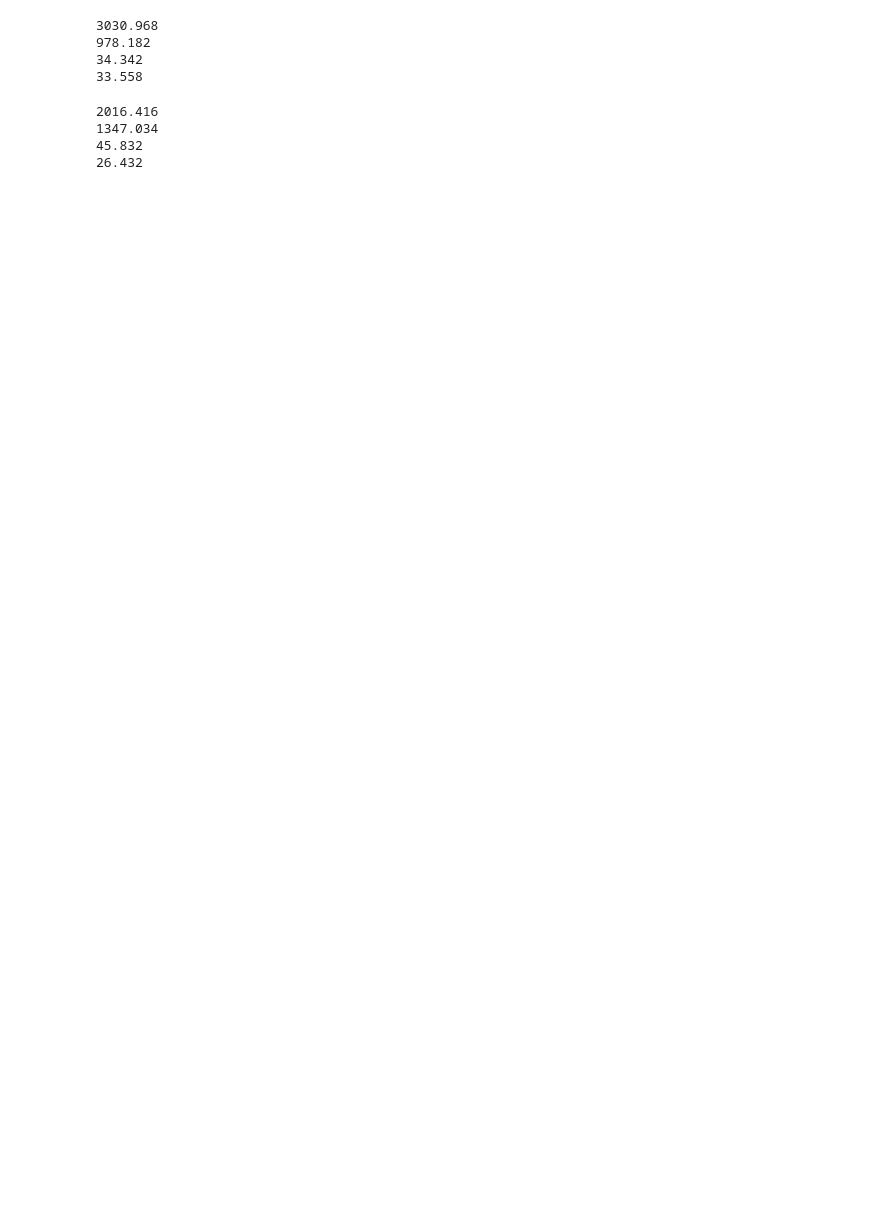
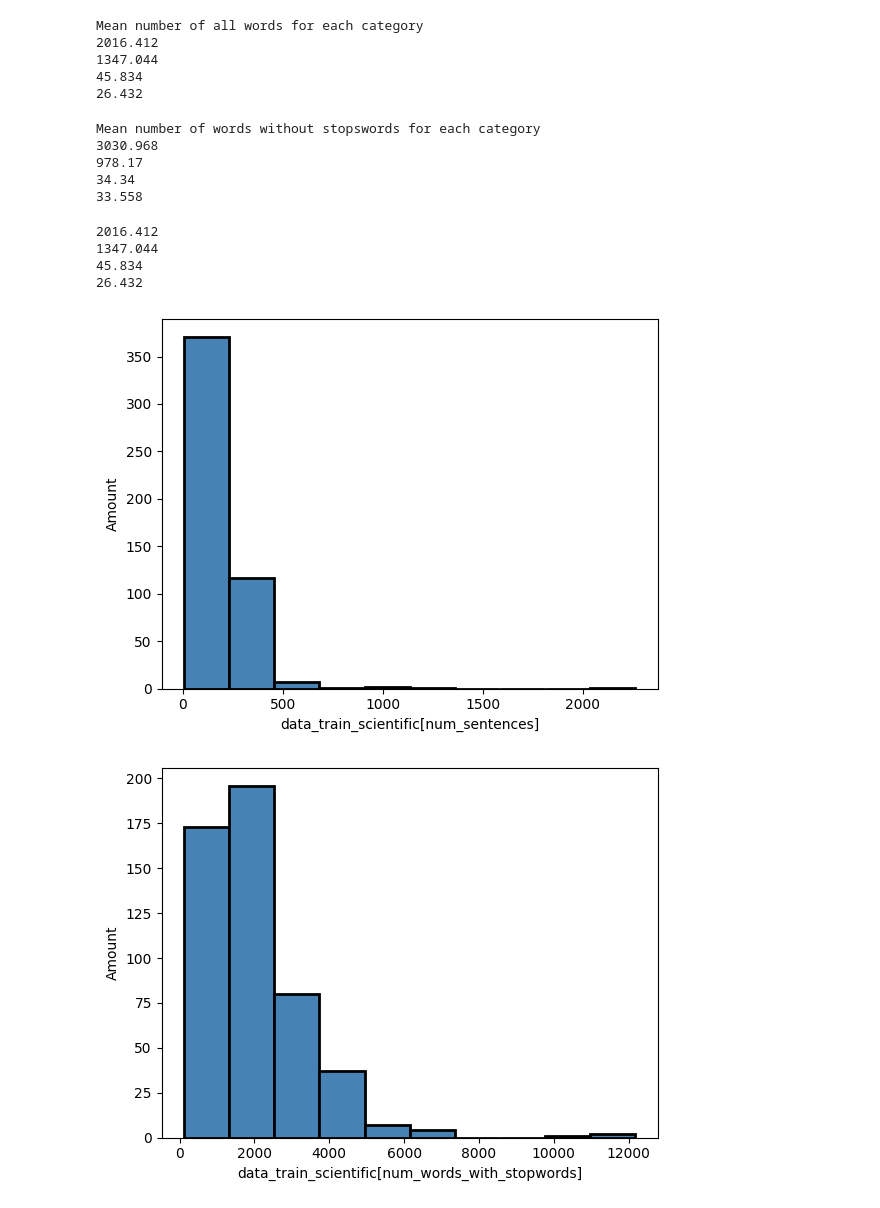
Before and after one commit to NICFRU/Projektrealisierung, a Jupyter notebook: notebooks/classification/visualizations.ipynb, the cells around one changed output. Saved outputs shown, nothing was run; the diff lists cells and outputs as text; code cells hidden in the pictures; blank space fills up the shorter version.

Commit message:
Added statistical analysis + visualizations

```diff
--- a/notebooks/classification/visualizations.ipynb
+++ b/notebooks/classification/visualizations.ipynb
@@ -17,3 +17,2 @@ from tensorflow.keras import layers
 # %%
-data_train = pd.read_csv("../../data/data_train_with_features.csv").drop(["Unnamed: 0"], axis=1)
-data_test = pd.read_csv("../../data/data_test_with_features.csv").drop(["Unnamed: 0"], axis=1)
+data_train = pd.read_csv("../../data/data_with_features/data_train_with_features.csv").drop(["Unnamed: 0"], axis=1)
@@ -35,23 +38,57 @@ print(data_train_news["num_sentences"].mean())
 # %%
-print(data_train_scientific["num_words"].mean())
-print(data_train_story["num_words"].mean())
-print(data_train_reviews["num_words"].mean())
-print(data_train_news["num_words"].mean())
+print("Mean number of all words for each category")
+
+print(data_train_scientific["num_words_with_stopwords"].mean())
+print(data_train_story["num_words_with_stopwords"].mean())
+print(data_train_reviews["num_words_with_stopwords"].mean())
+print(data_train_news["num_words_with_stopwords"].mean())
 # %% [output]
-3030.968
-978.182
-34.342
-33.558
+Mean number of all words for each category
+2016.412
+1347.044
+45.834
+26.432
+# %%
+print("Mean number of words without stopswords for each category")
+
+print(data_train_scientific["num_words_without_stopwords"].mean())
+print(data_train_story["num_words_without_stopwords"].mean())
+print(data_train_reviews["num_words_without_stopwords"].mean())
+print(data_train_news["num_words_without_stopwords"].mean())
+# %% [output]
+Mean number of words without stopswords for each category
+3030.968
+978.17
+34.34
+33.558
 # %%
 print(data_train_scientific["num_stops"].mean())
 print(data_train_story["num_stops"].mean())
 print(data_train_reviews["num_stops"].mean())
 print(data_train_news["num_stops"].mean())
 # %% [output]
-2016.416
-1347.034
-45.832
+2016.412
+1347.044
+45.834
 26.432
 # %%
 ## TODO: Signifikanztests für metrische Variablen
 ##       Visualisierung für Worthäufigkeiten pro Klasse
+# %%
+def visualize_histogram(data, bin_size, x_label, y_label, edgecolor="black", linewidth=1):
+    plt.hist(data, bins=bin_size, color="steelblue", edgecolor=edgecolor, linewidth=linewidth)
+    plt.xlabel(x_label)
+    plt.ylabel(y_label)
+    plt.show()
+# %%
+# Histograms for the numeric variables of the category scientific
+bin_size = 10
+y_label = "Amount"
+
+visualize_histogram(data_train_scientific["num_sentences"], bin_size, "data_train_scientific[num_sentences]", y_label, edgecolor="black", linewidth=2)
+visualize_histogram(data_train_scientific["num_words_with_stopwords"], bin_size, "data_train_scientific[num_words_with_stopwords]", y_label, edgecolor="black", linewidth=2)
+visualize_histogram(data_train_scientific["num_words_without_stopwords"], bin_size, "data_train_scientific[num_words_without_stopwords]", y_label, edgecolor="black", linewidth=2)
+visualize_histogram(data_train_scientific["num_stops"], bin_size, "data_train_scientific[num_stops]", y_label, edgecolor="black", linewidth=2)
+# %% [output]
+[figure, added]
+[figure, added]
```
Also changed, not shown: parts of 14 cells of this notebook, 1 other file.
